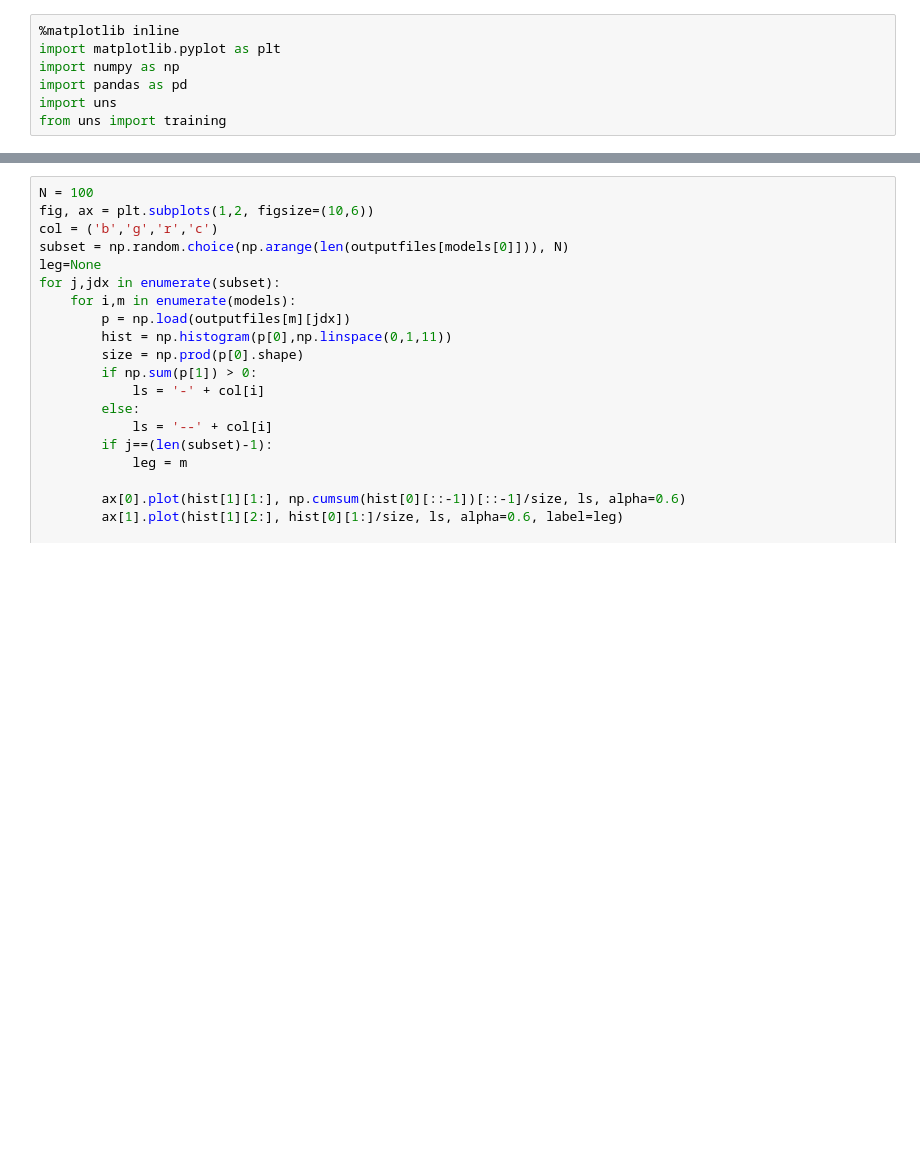
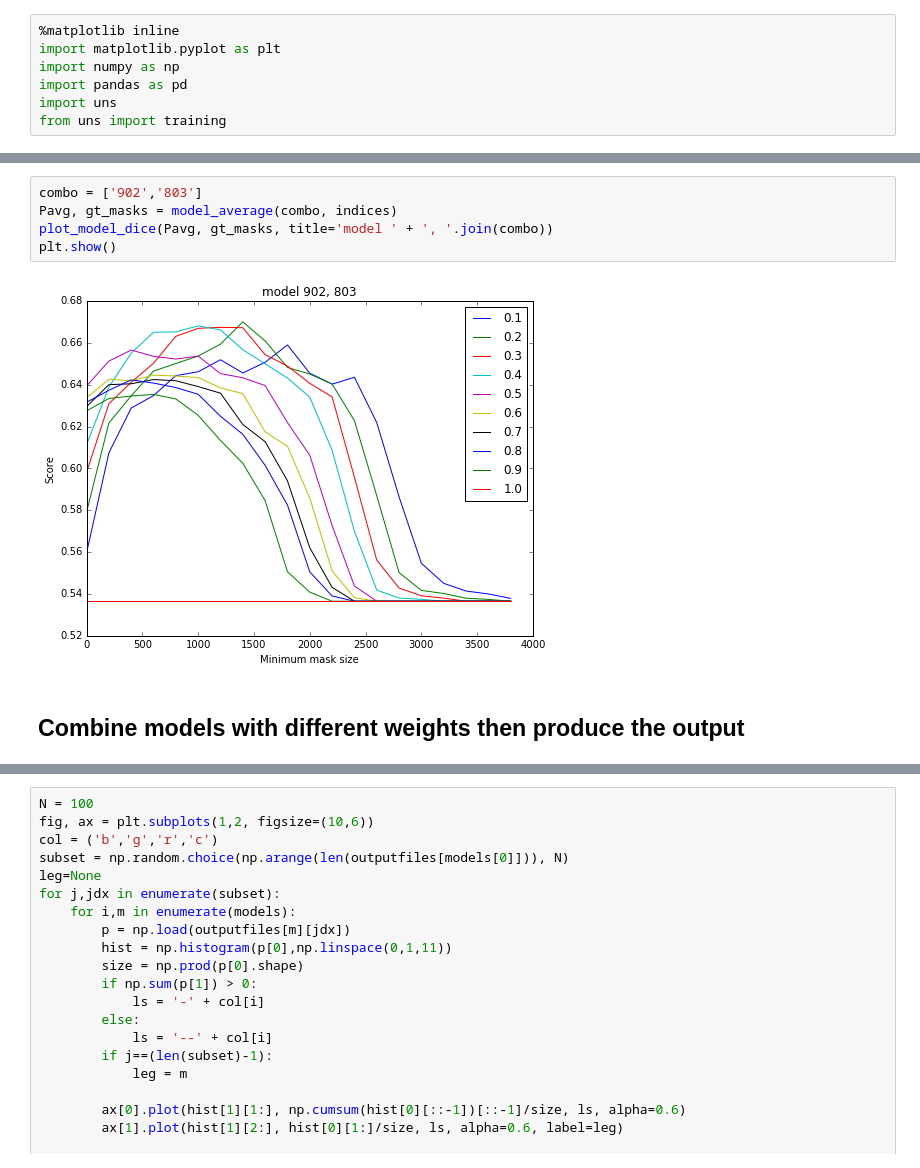
Before and after one commit to vassiliou/unstoo, a Jupyter notebook: OutputAnalysis.ipynb, the cells around one changed output, grey strips where cells are left out. Cells and saved outputs as stored; diff of their text form; blank space fills up the shorter version.

```diff
--- a/OutputAnalysis.ipynb
+++ b/OutputAnalysis.ipynb
@@ -42,0 +137,9 @@ for j,jdx in enumerate(subset):
+# %%
+combo = ['902','803']
+Pavg, gt_masks = model_average(combo, indices)
+plot_model_dice(Pavg, gt_masks, title='model ' + ', '.join(combo))
+plt.show()
+# %% [output]
+[figure, added]
+# %% [markdown]
+## Combine models with different weights then produce the output
```
Also changed, not shown: parts of 16 cells of this notebook, 2 other files.
